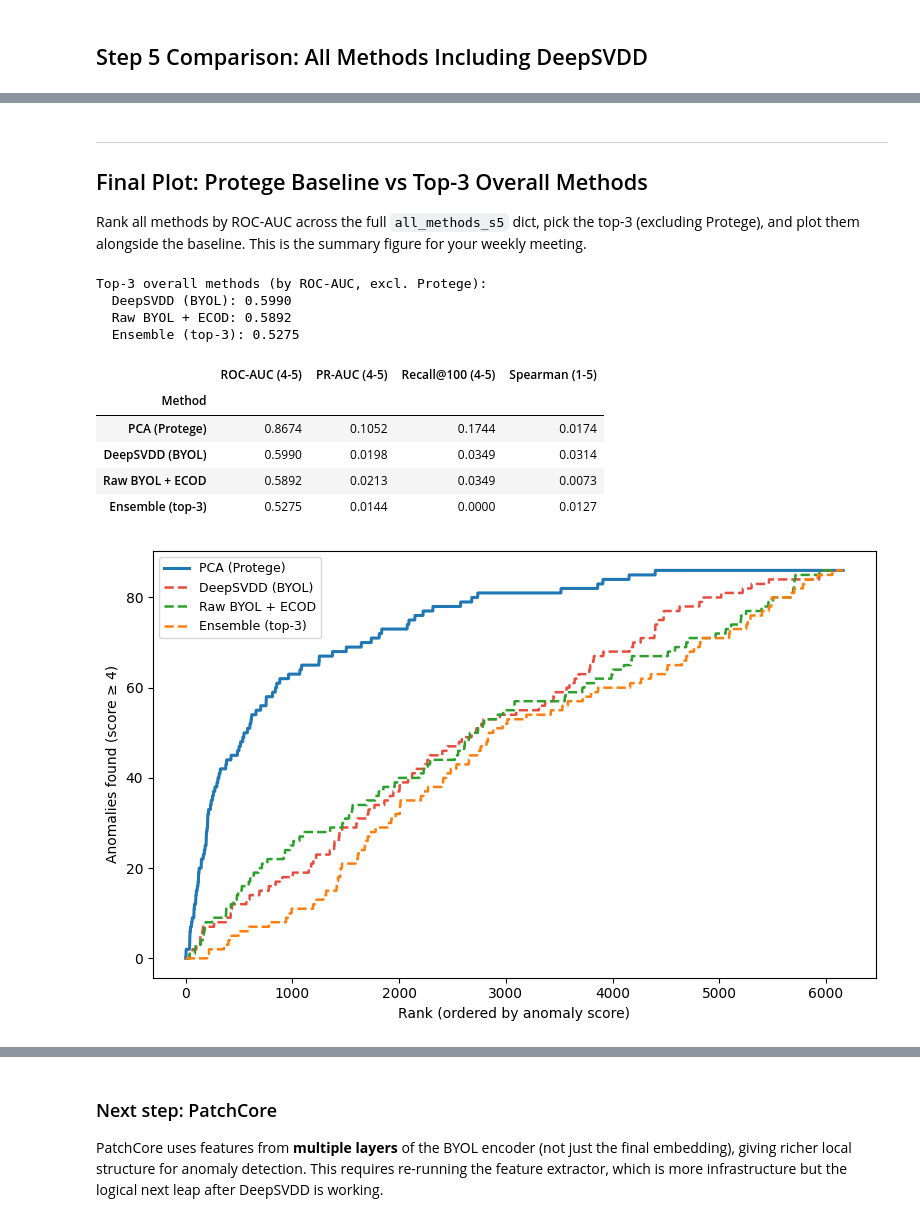
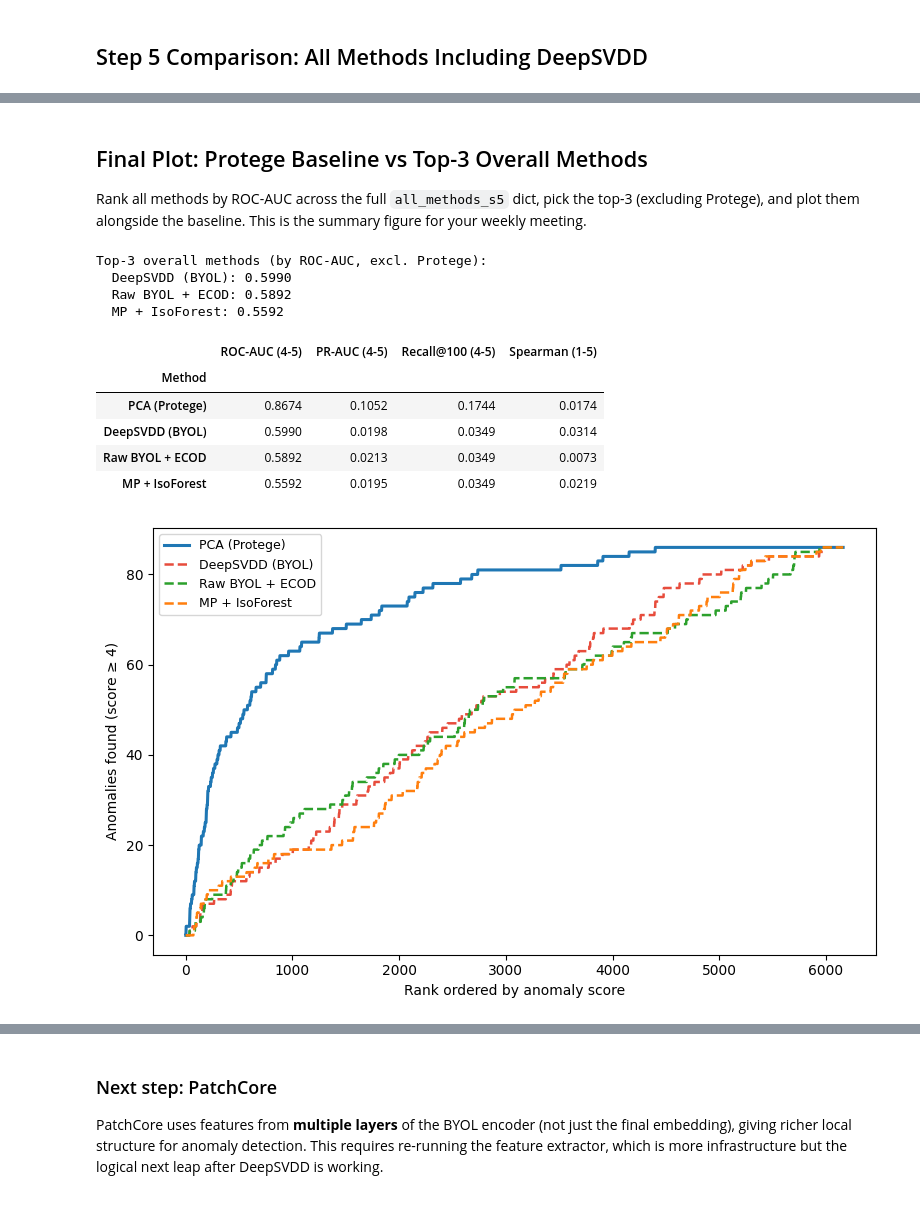
Before and after one commit to MioraRandrianasy/MGCLS_Moment_pooling_vs_PCA, a Jupyter notebook: scripts/evaluation.ipynb, the cells around one changed output, grey strips where cells are left out. Saved outputs shown, nothing was run; the diff lists cells and outputs as text; code cells hidden in the pictures.

```diff
--- a/scripts/evaluation.ipynb
+++ b/scripts/evaluation.ipynb
@@ -622,16 +671,0 @@ display(df_results.sort_values("ROC-AUC (4-5)", ascending=False))
-# %%
-fig, ax = plt.subplots(figsize=(8, 5))
-
-colors     = ['#1f77b4', '#e74c3c', '#e67e22', '#2ecc71']
-linestyles = ['-', '--', '-.', ':']
-
-for (name, scores), c, ls in zip(ensemble_methods.items(), colors, linestyles):
-    cum = cumulative_sum(scores, y_interesting)
-    ax.plot(cum, label=name, color=c, linestyle=ls)
-
-ax.set_xlabel('Rank (ordered by anomaly score)')
-ax.set_ylabel('Anomalies found (score ≥ 4)')
-# ax.set_title("")
-ax.legend(fontsize=8)
-plt.tight_layout()
-plt.show()
@@ -714,9 +682,6 @@ all_methods_s4 = {
     'MP + COPOD':         mp_copod_scores,
     'Raw BYOL + ECOD':    raw_ecod_scores,
     'Raw BYOL + COPOD':   raw_copod_scores,
-    'Ensemble (equal)':   ensemble_equal,
-    'Ensemble (AUC-wtd)': ensemble_weighted,
-    'Ensemble (top-3)':   ensemble_top3,
 }
 results = []
 for name, scores in all_methods_s4.items():
@@ -979,15 +941,26 @@ the unsupervised objective.
 print('Training DeepSVDD on Moment Pooling features...')
 X_mp_arr = X_mp.values.astype(np.float32)
 
+#svdd_mp = DeepSVDD(
+#    input_dim  = X_mp_arr.shape[1],  # 44
+#    hidden_dim = 64,
+#    rep_dim    = 16,
+#    n_epochs   = 150,
+#    lr         = 1e-3,
+#    batch_size = 256,
+#    seed       = 42,
+#)
+
 svdd_mp = DeepSVDD(
-    input_dim  = X_mp_arr.shape[1],  # 44
-    hidden_dim = 64,
-    rep_dim    = 16,
+    input_dim  = X_mp_arr.shape[1],
+    hidden_dim = 128,
+    rep_dim    = 32,
     n_epochs   = 150,
-    lr         = 1e-3,
+    lr         = 3e-4,
     batch_size = 256,
-    seed       = 42,
+    seed       = 123,
 )
+
 svdd_mp.fit(X_mp_arr)
 
 svdd_mp_scores = pd.Series(
@@ -1081,9 +1054,6 @@ all_methods_s5 = {
     'MP + COPOD':         mp_copod_scores,
     'Raw BYOL + ECOD':    raw_ecod_scores,
     'Raw BYOL + COPOD':   raw_copod_scores,
-    'Ensemble (equal)':   ensemble_equal,
-    'Ensemble (AUC-wtd)': ensemble_weighted,
-    'Ensemble (top-3)':   ensemble_top3,
     'DeepSVDD (BYOL)':    svdd_byol_scores,
     'DeepSVDD (MP)':      svdd_mp_scores,
 }
@@ -1137,5 +1104,5 @@ plt.show()
 # %% [markdown]
----
+
 ## Final Plot: Protege Baseline vs Top-3 Overall Methods
 
 Rank all methods by ROC-AUC across the full `all_methods_s5` dict,
@@ -1174,37 +1141,37 @@ for name, scores in final_plot.items():
         "Recall@100 (4-5)": round(topk_recall(y_interesting, scores), 4),
         "Spearman (1-5)":   round(labels.corr(scores, method='spearman'), 4),
     })
 df_final = pd.DataFrame(results).set_index("Method")
 display(df_final.sort_values("ROC-AUC (4-5)", ascending=False))
 
 # ── Discovery curve ───────────────────────────────────────────────────────────
 colors_f     = ['#1f77b4', '#e74c3c', '#2ca02c', '#ff7f0e']
 linestyles_f = ['-',       '--',      '--',       '--'     ]
 linewidths_f = [2.2,        1.8,       1.8,        1.8     ]
 
 fig, ax = plt.subplots(figsize=(8, 5))
 for (name, scores), c, ls, lw in zip(
         final_plot.items(), colors_f, linestyles_f, linewidths_f):
     cum = cumulative_sum(scores, y_interesting)
     ax.plot(cum, label=name, color=c, linestyle=ls, linewidth=lw)
 
-ax.set_xlabel('Rank (ordered by anomaly score)')
+ax.set_xlabel('Rank ordered by anomaly score')
 ax.set_ylabel('Anomalies found (score ≥ 4)')
 ax.legend(fontsize=9)
 plt.tight_layout()
 plt.show()
 # %% [output]
 Top-3 overall methods (by ROC-AUC, excl. Protege):
   DeepSVDD (BYOL): 0.5990
   Raw BYOL + ECOD: 0.5892
-  Ensemble (top-3): 0.5275
+  MP + IsoForest: 0.5592
 |  | ROC-AUC (4-5) | PR-AUC (4-5) | Recall@100 (4-5) | Spearman (1-5) |
 | Method |  |  |  |  |
 | PCA (Protege) | 0.8674 | 0.1052 | 0.1744 | 0.0174 |
 | DeepSVDD (BYOL) | 0.5990 | 0.0198 | 0.0349 | 0.0314 |
 | Raw BYOL + ECOD | 0.5892 | 0.0213 | 0.0349 | 0.0073 |
-| Ensemble (top-3) | 0.5275 | 0.0144 | 0.0000 | 0.0127 |
+| MP + IsoForest | 0.5592 | 0.0195 | 0.0349 | 0.0219 |
-[figure, old version]
+[figure, new version]
 # %% [markdown]
 ## How to Read the DeepSVDD Results
 
```
Also changed, not shown: parts of 64 cells of this notebook, 2 other files.
